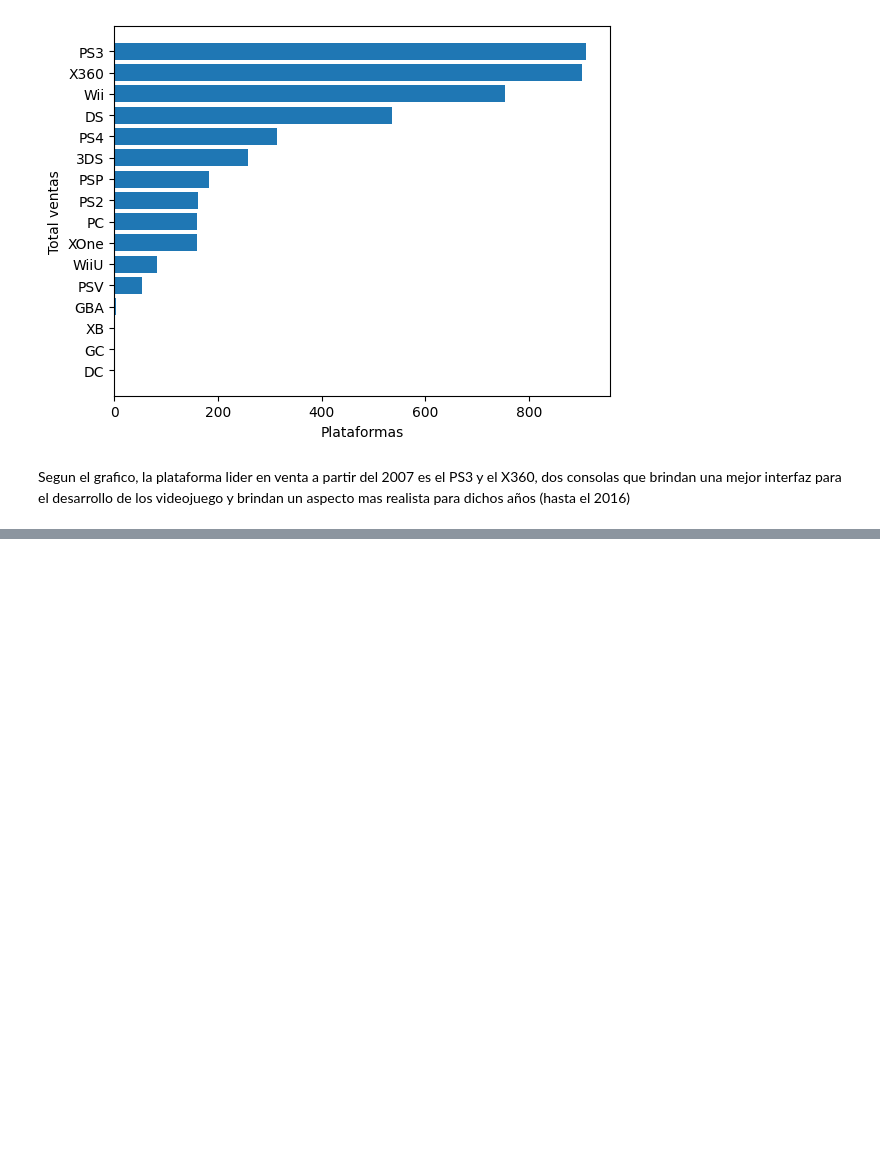
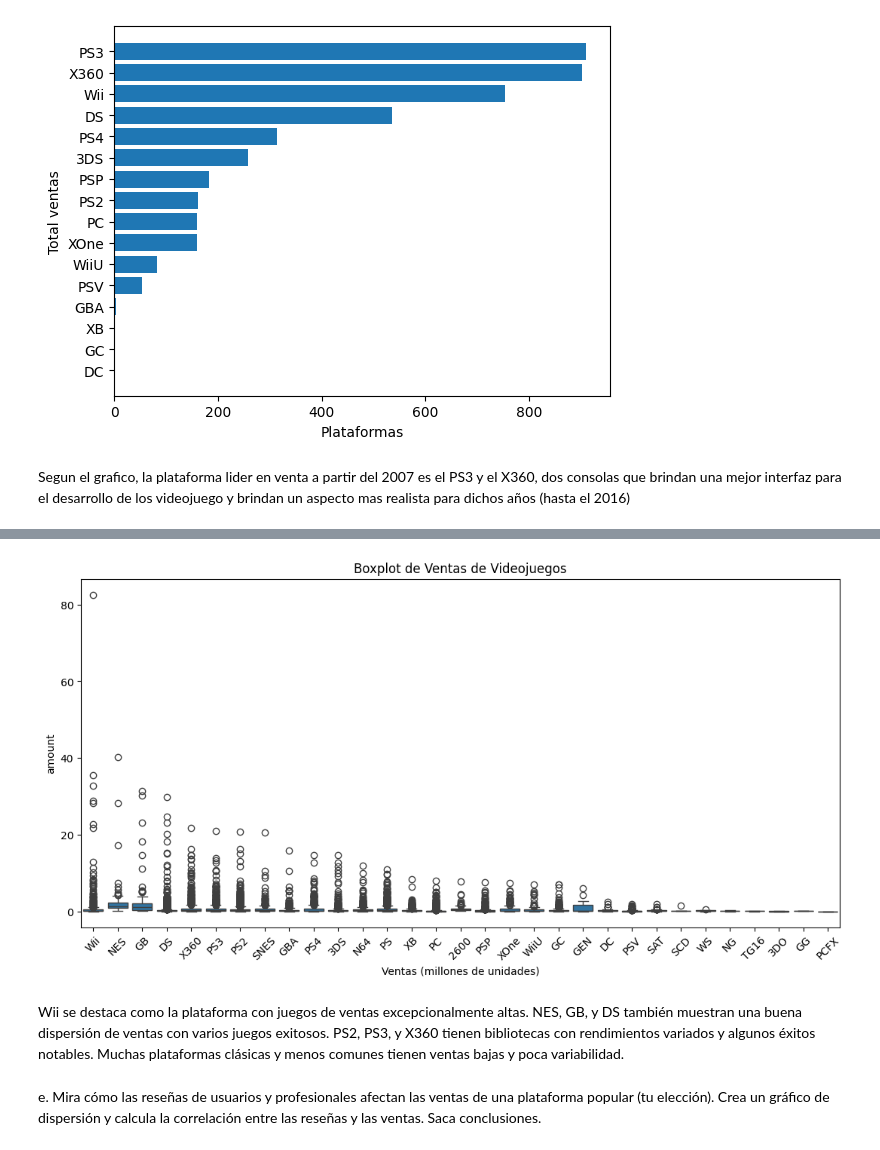
Before and after one commit to Dussand/games, a Jupyter notebook: games.ipynb, the cells around one changed output, grey strips where cells are left out. Cells and saved outputs as stored; diff of their text form; code cells hidden in the pictures; blank space fills up the shorter version.

```diff
--- a/games.ipynb
+++ b/games.ipynb
@@ -387,0 +386,4 @@ Segun el grafico, la plataforma lider en venta a partir del 2007 es el PS3 y el
+# %%
+#agrupamos las plataformas y nombres de los juegos con su promedio de ventas totales
+global_sales = df_games.groupby(['name','platform'])['total_sales'].mean().sort_values(ascending = False).reset_index(name = 'amount')
+global_sales.head()
@@ -387,0 +397,17 @@ Segun el grafico, la plataforma lider en venta a partir del 2007 es el PS3 y el
+# %%
+#mostramos el boxplot
+plt.figure(figsize=(13, 6))
+sns.boxplot(x = global_sales['platform'], y = global_sales['amount'])
+plt.title('Boxplot de Ventas de Videojuegos')
+plt.xlabel('Ventas (millones de unidades)')
+plt.xticks(rotation = 45)
+plt.show()
+# %% [output]
+[figure, added]
+# %% [markdown]
+Wii se destaca como la plataforma con juegos de ventas excepcionalmente altas.
+NES, GB, y DS también muestran una buena dispersión de ventas con varios juegos exitosos.
+PS2, PS3, y X360 tienen bibliotecas con rendimientos variados y algunos éxitos notables.
+Muchas plataformas clásicas y menos comunes tienen ventas bajas y poca variabilidad.
+# %% [markdown]
+e. Mira cómo las reseñas de usuarios y profesionales afectan las ventas de una plataforma popular (tu elección). Crea un gráfico de dispersión y calcula la correlación entre las reseñas y las ventas. Saca conclusiones.
```
Also changed, not shown: parts of 28 cells of this notebook.
